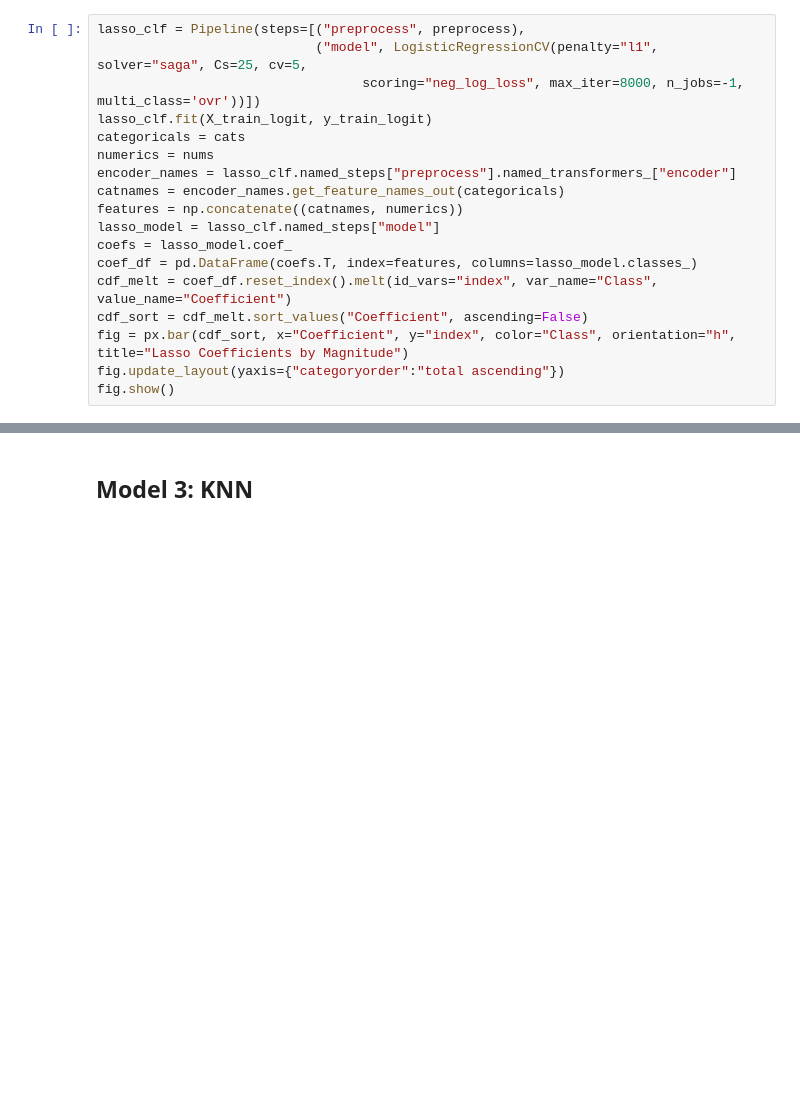
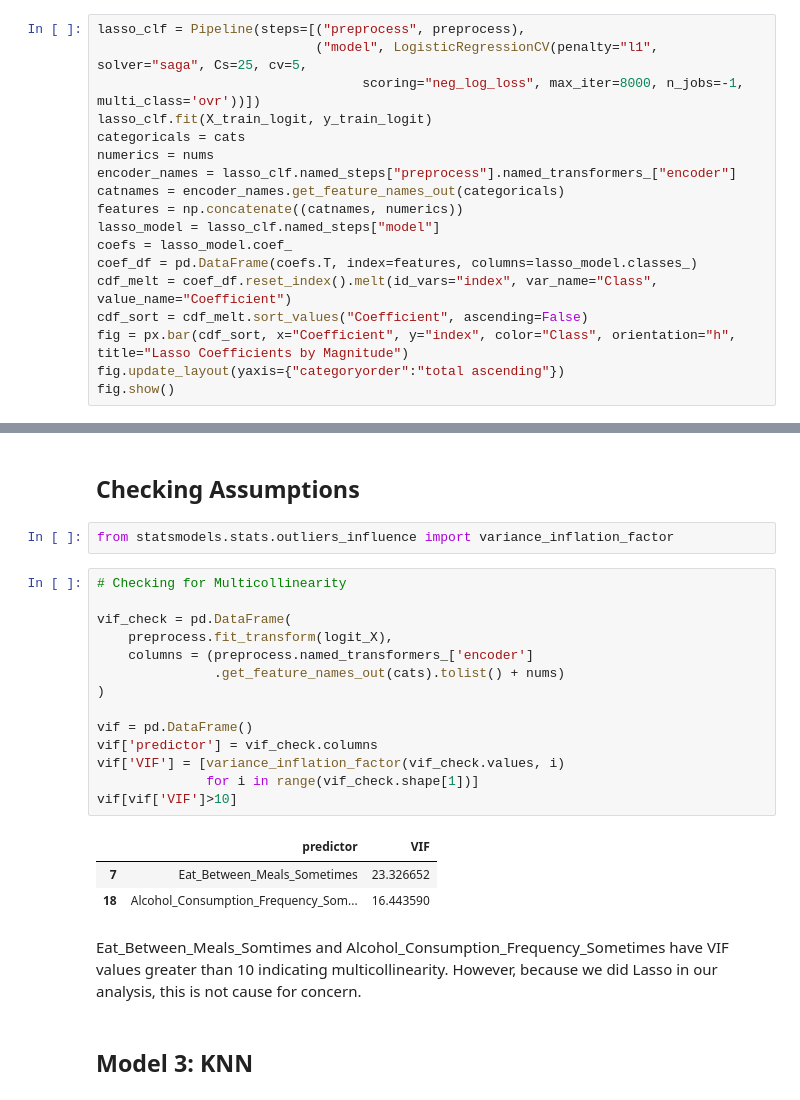
Before and after one commit to natalieseah/MLFinalProject, a Jupyter notebook: DS6021_FinalProject.ipynb, the cells around one changed output, grey strips where cells are left out. Saved outputs shown, nothing was run; the diff lists cells and outputs as text; blank space fills up the shorter version.

```diff
--- a/DS6021_FinalProject.ipynb
+++ b/DS6021_FinalProject.ipynb
@@ -948,3 +992,27 @@ top5_feat_df
+# %% [markdown]
+## Checking Assumptions
+# %%
+from statsmodels.stats.outliers_influence import variance_inflation_factor
+# %%
+# Checking for Multicollinearity
+
+vif_check = pd.DataFrame(
+    preprocess.fit_transform(logit_X),
+    columns = (preprocess.named_transformers_['encoder']
+               .get_feature_names_out(cats).tolist() + nums)
+)
+
+vif = pd.DataFrame()
+vif['predictor'] = vif_check.columns
+vif['VIF'] = [variance_inflation_factor(vif_check.values, i)
+              for i in range(vif_check.shape[1])]
+vif[vif['VIF']>10]
+# %% [output]
+|  | predictor | VIF |
+| 7 | Eat_Between_Meals_Sometimes | 23.326652 |
+| 18 | Alcohol_Consumption_Frequency_Som... | 16.443590 |
+# %% [markdown]
+Eat_Between_Meals_Somtimes and Alcohol_Consumption_Frequency_Sometimes have VIF values greater than 10 indicating multicollinearity. However, because we did Lasso in our analysis, this is not cause for concern.
 # %% [markdown]
 ## Model 3: KNN
 # %%
```
Also changed, not shown: parts of 21 cells of this notebook.
